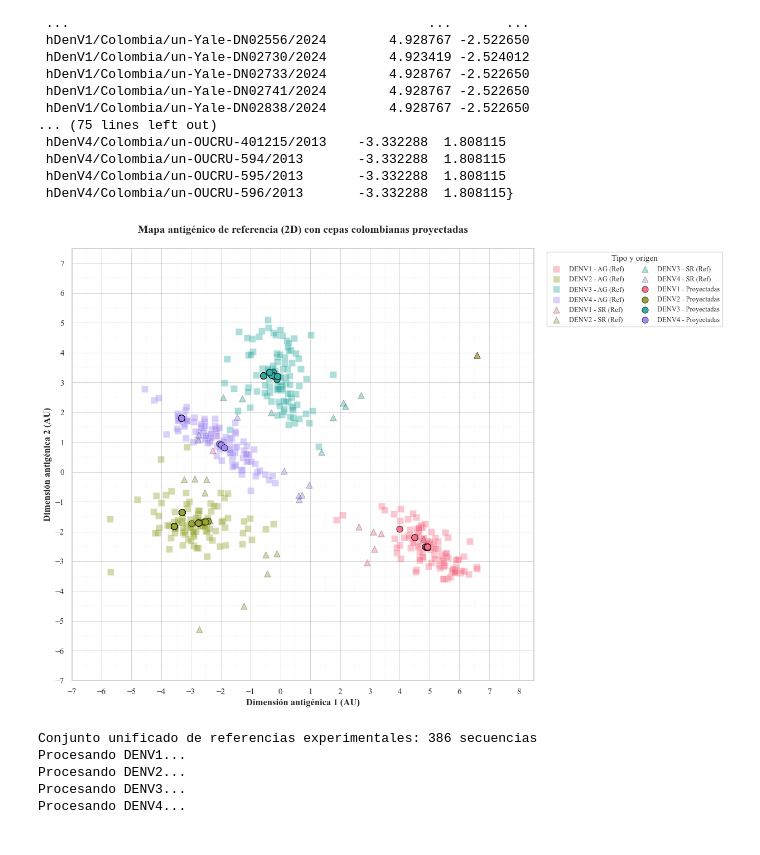
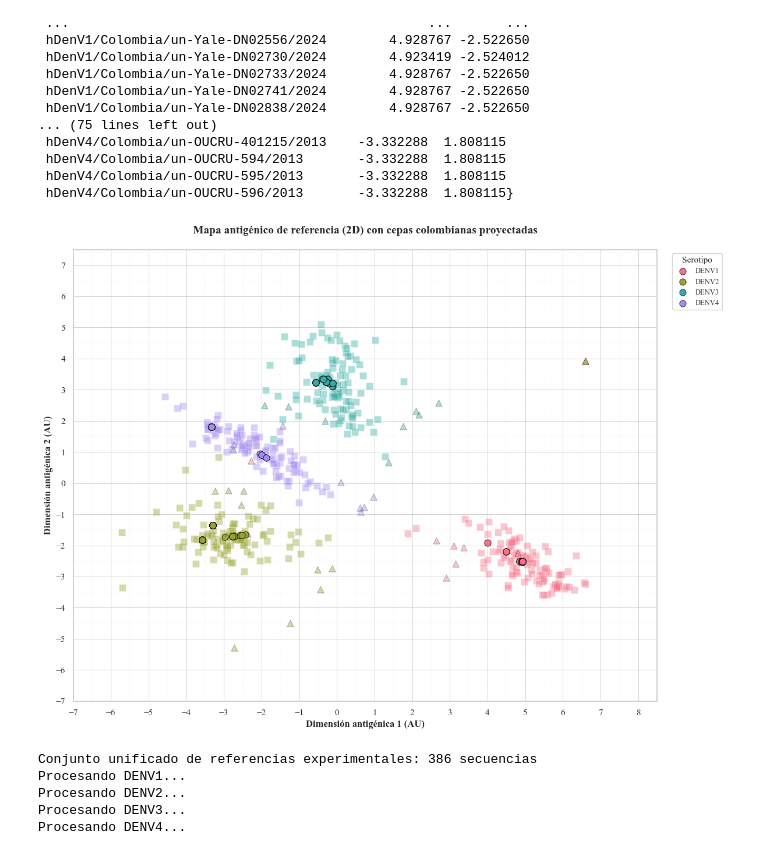
Before and after one commit to dirreno/denv-cross-inmunity, a Jupyter notebook: notebooks/distances.ipynb, the cells around one changed output. Cells and saved outputs as stored; diff of their text form; code cells hidden in the pictures.

```diff
--- a/notebooks/distances.ipynb
+++ b/notebooks/distances.ipynb
@@ -2011,7 +2011,7 @@ for sero in unique_sero:
         alpha=0.4,
         edgecolors="white",
         linewidth=0.5,
-        label=f"{sero} - AG (Ref)"
+        #label=f"{sero} - AG (Ref)"
     )
 
 # Referencia (Antisueros)
@@ -2025,7 +2025,7 @@ for sero in unique_sero:
         alpha=0.4,
         edgecolors="black",
         linewidth=0.5,
-        label=f"{sero} - SR (Ref)"
+        #label=f"{sero} - SR (Ref)"
     )
 
 # Cepas Colombianas Proyectadas
@@ -2041,7 +2041,7 @@ for sero in [1, 2, 3, 4]:
             alpha=1,
             edgecolors="black",
             linewidth=0.5,
-            label=f"{sero_str} - Proyectadas"
+            label=f"{sero_str}"
         )
 
 
@@ -2090,37 +2090,37 @@ ax.grid(
 
 
 ax.set_xlabel(
     "Dimensión antigénica 1 (AU)",
     fontsize=12,
     fontweight="bold"
 )
 ax.set_ylabel(
     "Dimensión antigénica 2 (AU)",
     fontsize=12,
     fontweight="bold"
 )
 ax.set_title(
     "Mapa antigénico de referencia (2D) con cepas colombianas proyectadas",
     fontsize=14,
     fontweight="bold",
     pad=20
 )
 
 ax.legend(
-    title="Tipo y origen",
+    title="Serotipo",
     title_fontsize=11,
     fontsize=9,
     frameon=True,
-    ncol=2,
+    ncol=1,
     loc="upper left",
     bbox_to_anchor=(1.02, 1)
 )
-ax.set_aspect("equal", adjustable="box")
+#ax.set_aspect("equal", adjustable="box")
 
 plt.tight_layout()
 plt.show()
 # %% [output]
-[figure, old version]
+[figure, new version]
 # %%
 df_matrices, meta_tmpl = compute_grantham_matrices(
     fasta_col_template=AA_SEQS_EXP_E_map,
```
